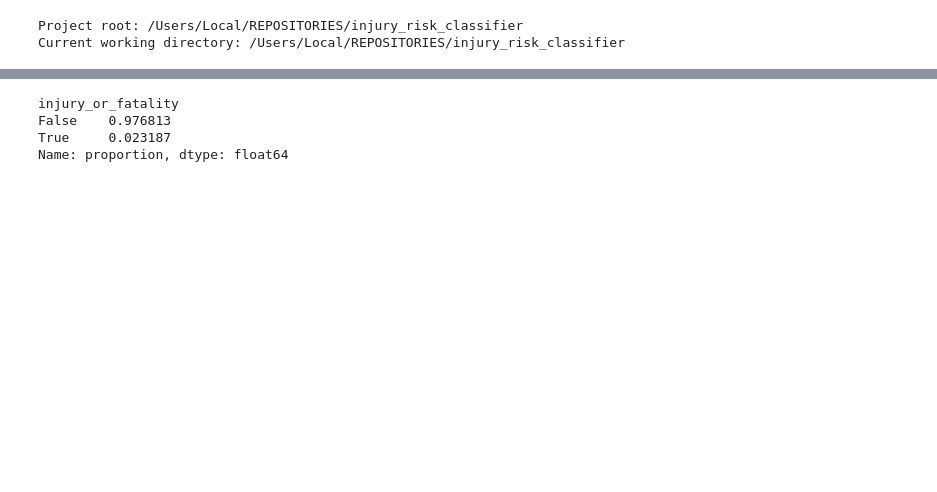
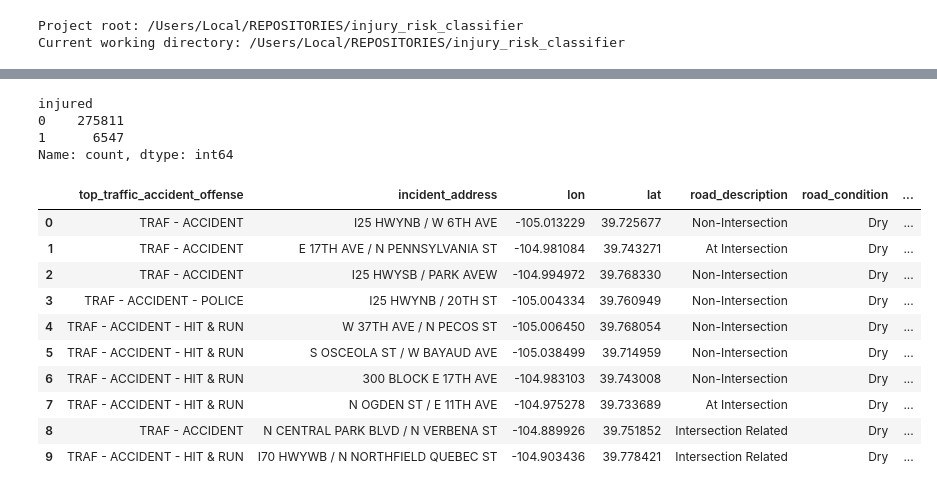
Before and after one commit to lily-harper/injury_risk_classifier, a Jupyter notebook: notebooks/03_EDA.ipynb, the cells around one changed output, grey strips where cells are left out. Saved outputs shown, nothing was run; the diff lists cells and outputs as text; code cells hidden in the pictures; blank space fills up the shorter version.

```diff
--- a/notebooks/03_EDA.ipynb
+++ b/notebooks/03_EDA.ipynb
@@ -113,13 +108,22 @@ Unnamed: 0                       0.000000
 dtype: float64
-# %%
-df["injury_or_fatality"] = (
-    (df["seriously_injured"] > 0) |
-    (df["fatalities"] > 0)
-)
-
-df["injury_or_fatality"].value_counts(normalize=True)
-# %% [output]
-injury_or_fatality
-False    0.976813
-True     0.023187
-Name: proportion, dtype: float64
+# %%
+df["injured"].value_counts(normalize=False)
+# %% [output]
+injured
+0    275811
+1      6547
+Name: count, dtype: int64
+# %%
+df.head(10)
+# %% [output]
+|  | top_traffic_accident_offense | incident_address | lon | lat | road_description | road_condition | ... |
+| 0 | TRAF - ACCIDENT | I25 HWYNB / W 6TH AVE | -105.013229 | 39.725677 | Non-Intersection | Dry | ... |
+| 1 | TRAF - ACCIDENT | E 17TH AVE / N PENNSYLVANIA ST | -104.981084 | 39.743271 | At Intersection | Dry | ... |
+| 2 | TRAF - ACCIDENT | I25 HWYSB / PARK AVEW | -104.994972 | 39.768330 | Non-Intersection | Dry | ... |
+| 3 | TRAF - ACCIDENT - POLICE | I25 HWYNB / 20TH ST | -105.004334 | 39.760949 | Non-Intersection | Dry | ... |
+| 4 | TRAF - ACCIDENT - HIT & RUN | W 37TH AVE / N PECOS ST | -105.006450 | 39.768054 | Non-Intersection | Dry | ... |
+| 5 | TRAF - ACCIDENT - HIT & RUN | S OSCEOLA ST / W BAYAUD AVE | -105.038499 | 39.714959 | Non-Intersection | Dry | ... |
+| 6 | TRAF - ACCIDENT - HIT & RUN | 300 BLOCK E 17TH AVE | -104.983103 | 39.743008 | Non-Intersection | Dry | ... |
+| 7 | TRAF - ACCIDENT - HIT & RUN | N OGDEN ST / E 11TH AVE | -104.975278 | 39.733689 | At Intersection | Dry | ... |
+| 8 | TRAF - ACCIDENT | N CENTRAL PARK BLVD / N VERBENA ST | -104.889926 | 39.751852 | Intersection Related | Dry | ... |
+| 9 | TRAF - ACCIDENT - HIT & RUN | I70 HWYWB / N NORTHFIELD QUEBEC ST | -104.903436 | 39.778421 | Intersection Related | Dry | ... |
```
Also changed, not shown: parts of 8 cells of this notebook, 10 other files.
